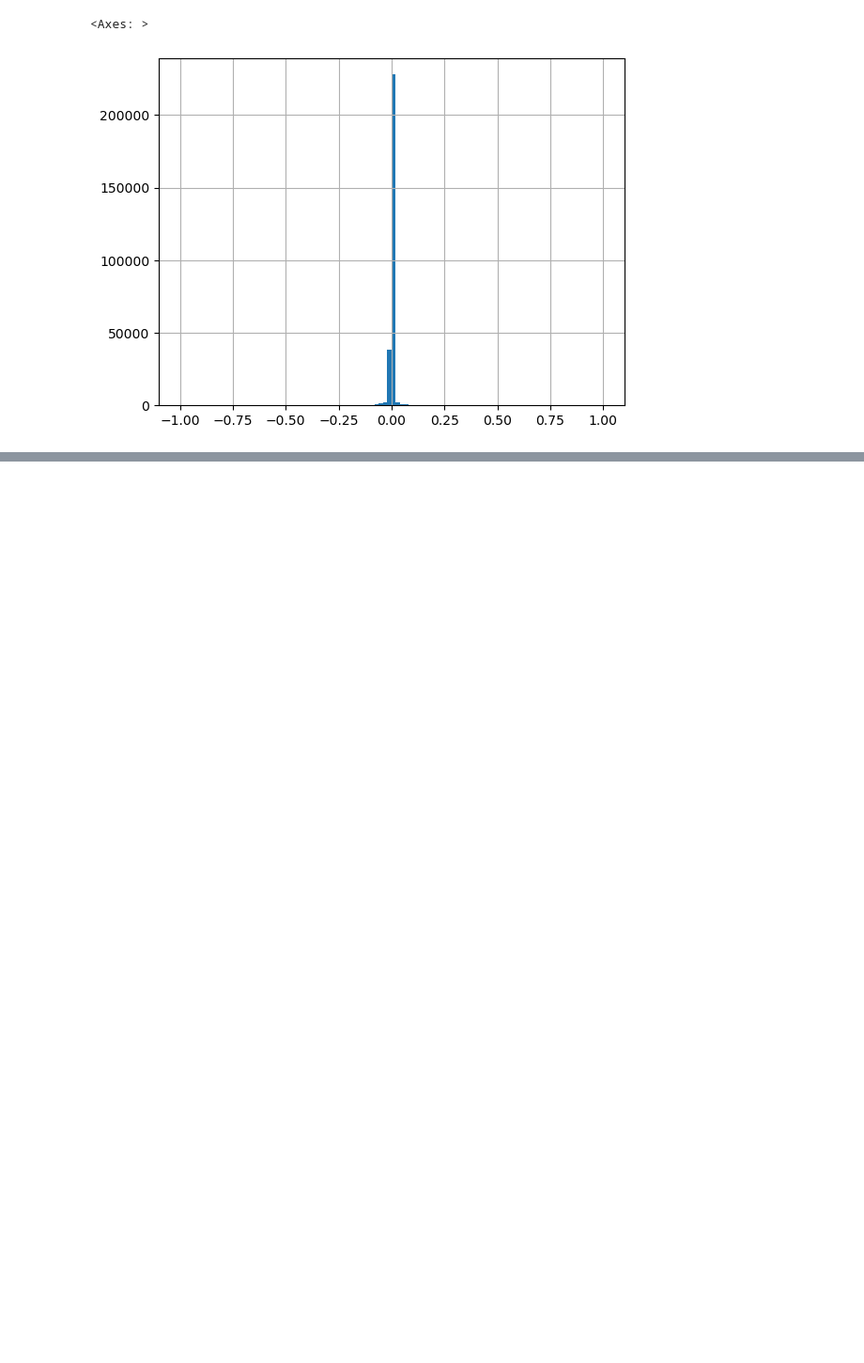
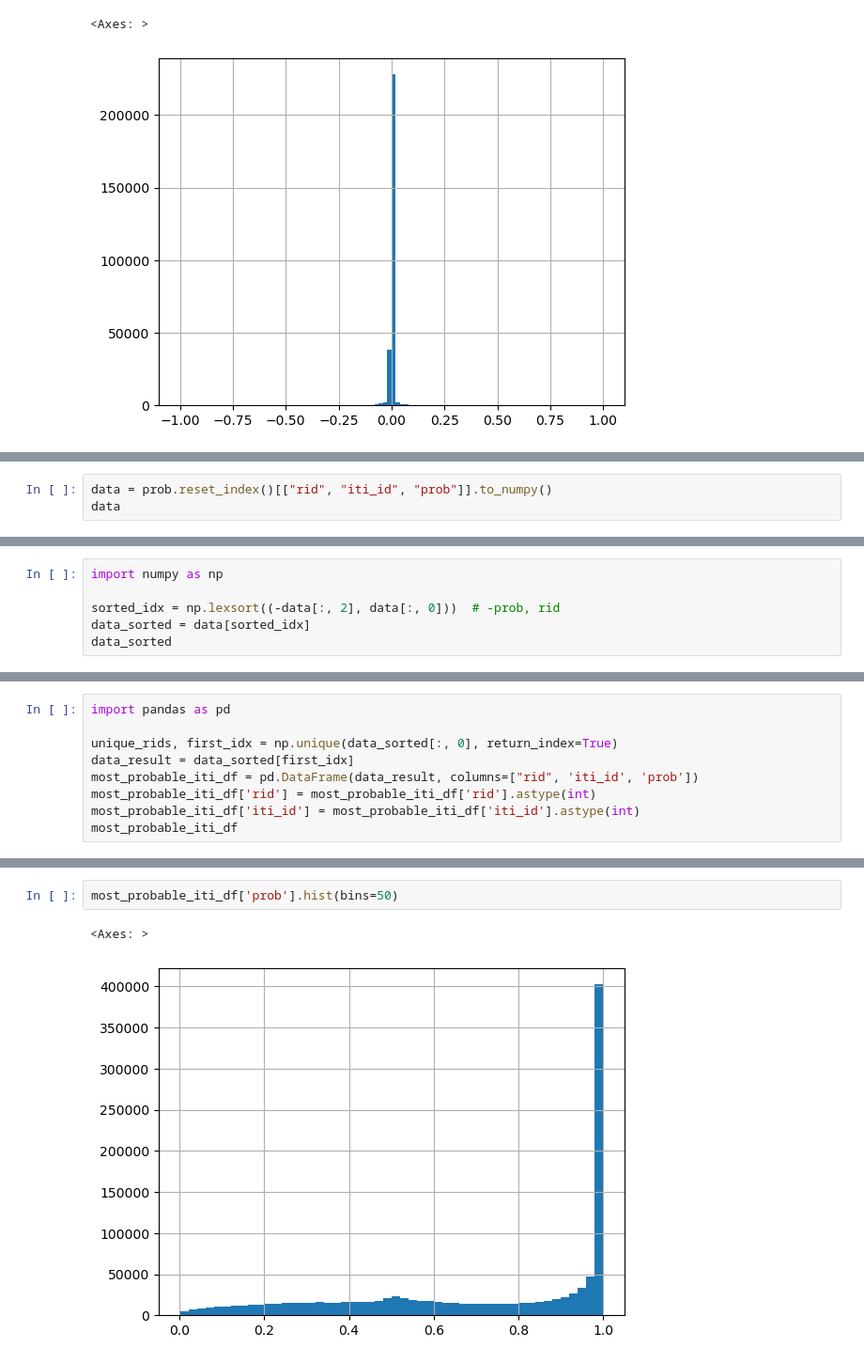
Before and after one commit to sunnysun711/PTIM, a Jupyter notebook: test.ipynb, the cells around one changed output, grey strips where cells are left out. Shown: that part at 94% size. Cells and saved outputs as stored; diff of their text form; blank space fills up the shorter version.

```diff
--- a/test.ipynb
+++ b/test.ipynb
@@ -417,0 +468,3 @@ df
+# %%
+data = prob.reset_index()[["rid", "iti_id", "prob"]].to_numpy()
+data
@@ -417,0 +479,6 @@ df
+# %%
+import numpy as np
+
+sorted_idx = np.lexsort((-data[:, 2], data[:, 0]))  # -prob, rid
+data_sorted = data[sorted_idx]
+data_sorted
@@ -417,0 +493,9 @@ df
+# %%
+import pandas as pd
+
+unique_rids, first_idx = np.unique(data_sorted[:, 0], return_index=True)
+data_result = data_sorted[first_idx]
+most_probable_iti_df = pd.DataFrame(data_result, columns=["rid", 'iti_id', 'prob'])
+most_probable_iti_df['rid'] = most_probable_iti_df['rid'].astype(int)
+most_probable_iti_df['iti_id'] = most_probable_iti_df['iti_id'].astype(int)
+most_probable_iti_df
@@ -417,0 +516,5 @@ df
+# %%
+most_probable_iti_df['prob'].hist(bins=50)
+# %% [output]
+<Axes: >
+[figure, added]
```
Also changed, not shown: parts of 10 cells of this notebook, 9 other files.
